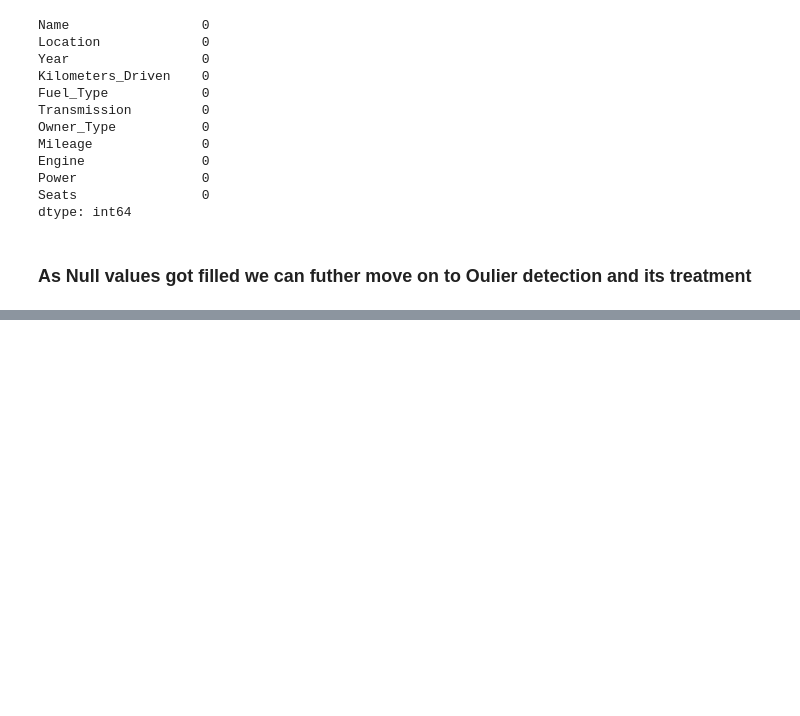
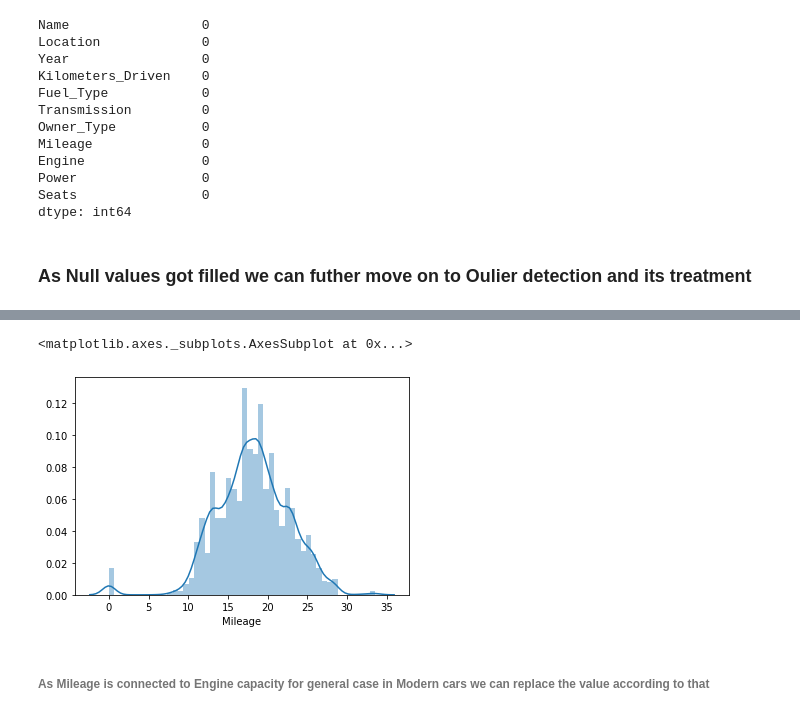
Before and after one commit to Techseeker-404/Project, a Jupyter notebook: car.ipynb, the cells around one changed output, grey strips where cells are left out. Cells and saved outputs as stored; diff of their text form; code cells hidden in the pictures; blank space fills up the shorter version.

```diff
--- a/car.ipynb
+++ b/car.ipynb
@@ -395,0 +418,7 @@ df_train
+# %%
+sns.distplot(df_train.Mileage)
+# %% [output]
+<matplotlib.axes._subplots.AxesSubplot at 0x...>
+[figure, added]
+# %% [markdown]
+###### As Mileage is connected to Engine capacity for general case in Modern cars we  can replace the value according to that
```
Also changed, not shown: parts of 18 cells of this notebook.
